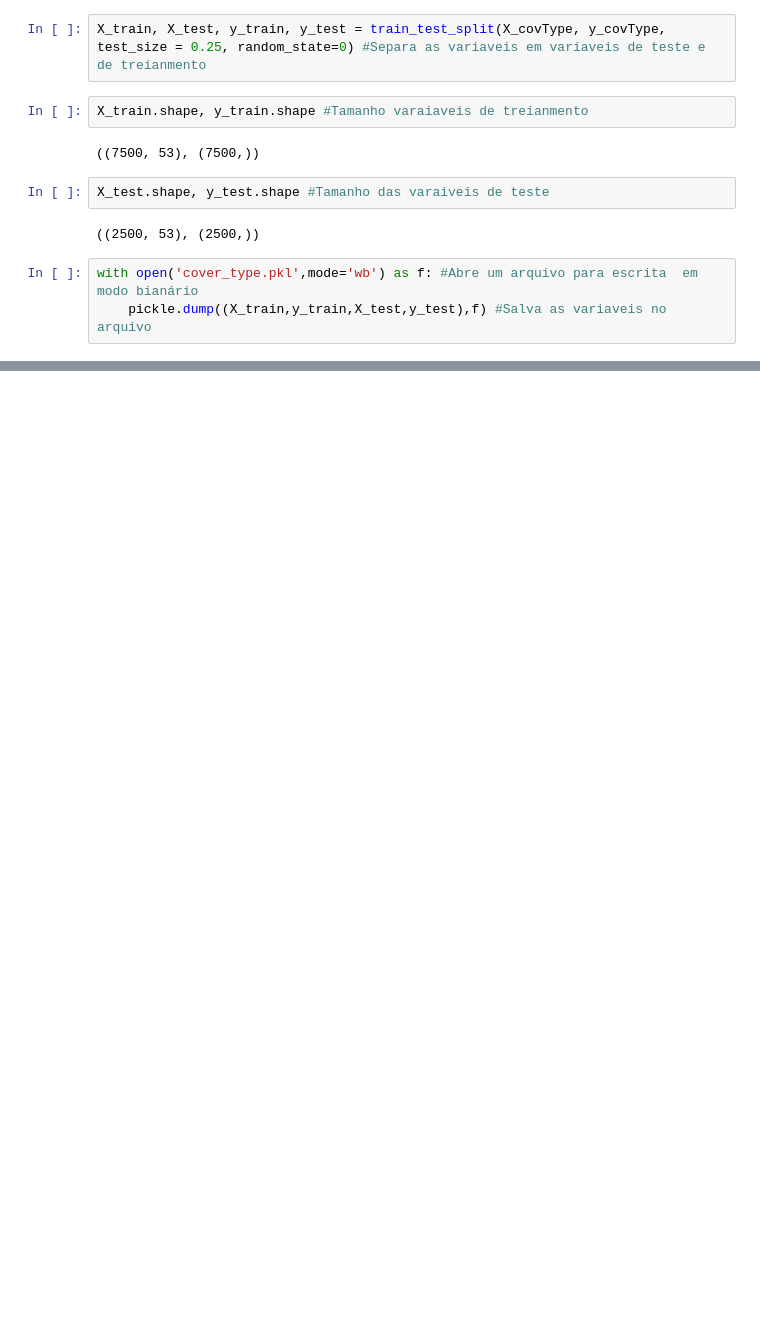
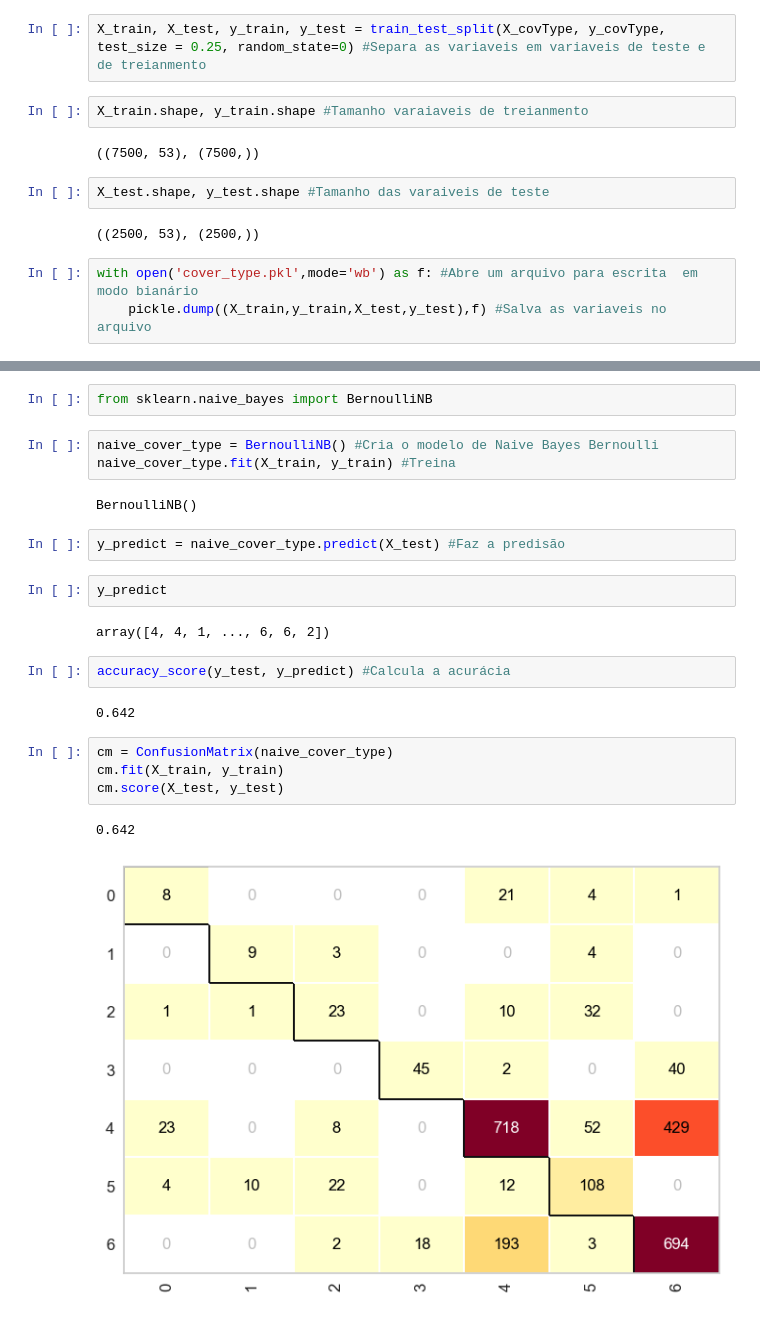
Before and after one commit to Tartacoding/CursoML, a Jupyter notebook: exercicios/exercicio1.1.ipynb, the cells around one changed output, grey strips where cells are left out. Cells and saved outputs as stored; diff of their text form; blank space fills up the shorter version.

```diff
--- a/exercicios/exercicio1.1.ipynb
+++ b/exercicios/exercicio1.1.ipynb
@@ -262,0 +326,24 @@ with open('cover_type.pkl',mode='wb') as f: #Abre um arquivo para escrita  em mo
+# %%
+from sklearn.naive_bayes import BernoulliNB
+# %%
+naive_cover_type = BernoulliNB() #Cria o modelo de Naive Bayes Bernoulli
+naive_cover_type.fit(X_train, y_train) #Treina
+# %% [output]
+BernoulliNB()
+# %%
+y_predict = naive_cover_type.predict(X_test) #Faz a predisão
+# %%
+y_predict
+# %% [output]
+array([4, 4, 1, ..., 6, 6, 2])
+# %%
+accuracy_score(y_test, y_predict) #Calcula a acurácia
+# %% [output]
+0.642
+# %%
+cm = ConfusionMatrix(naive_cover_type)
+cm.fit(X_train, y_train)
+cm.score(X_test, y_test)
+# %% [output]
+0.642
+[figure, added]
```
Also changed, not shown: parts of 21 cells of this notebook, 2 other files.
